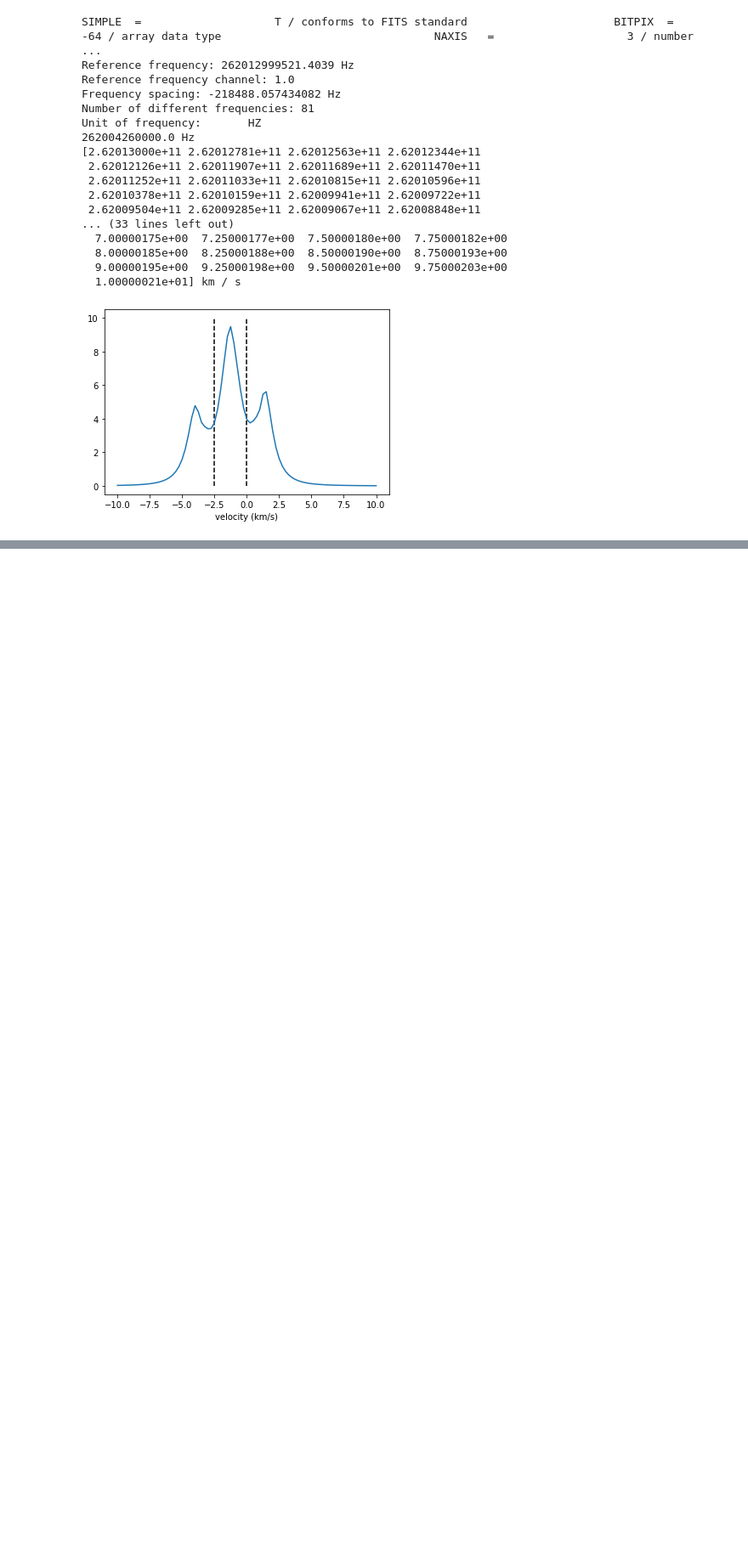
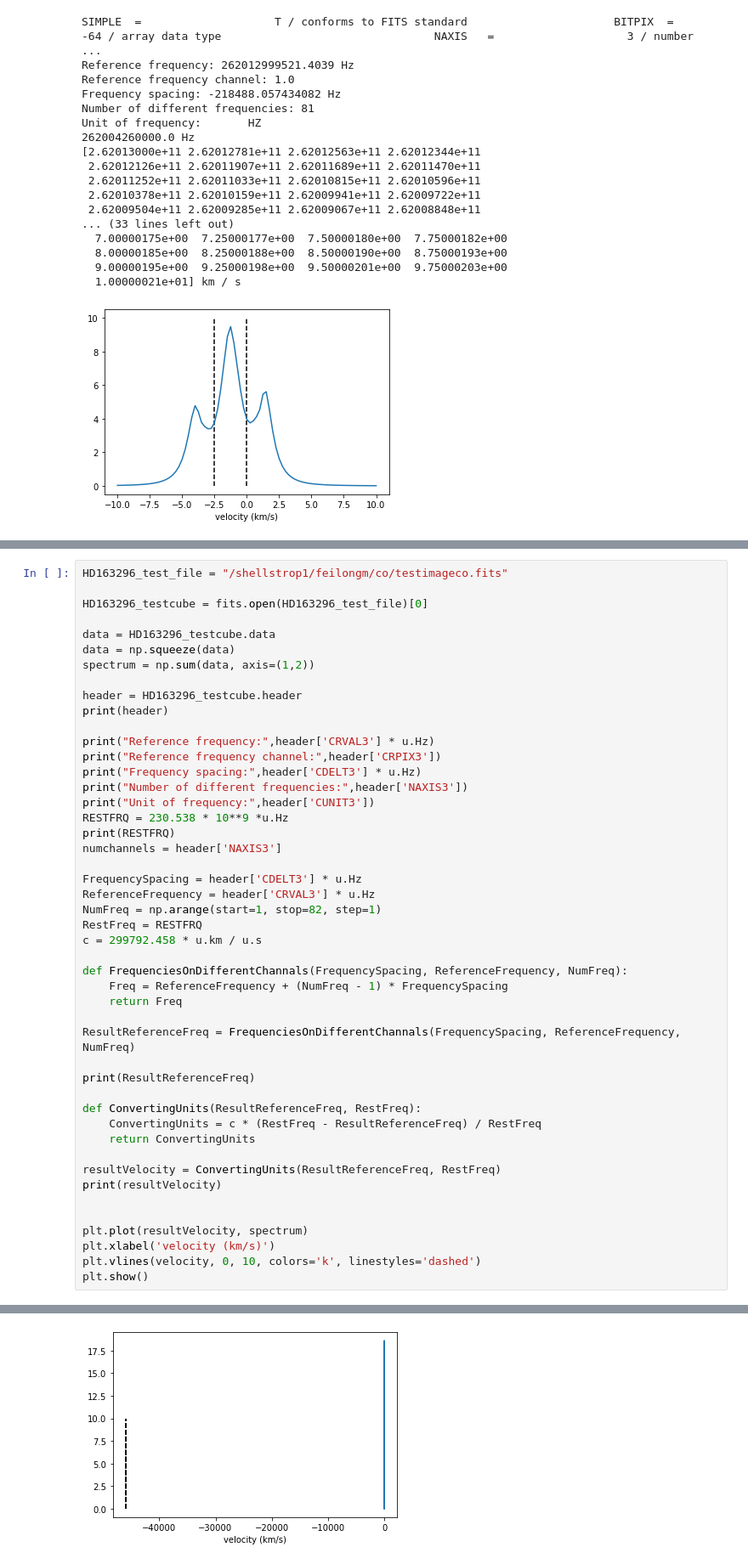
Before and after one commit to feilongm/Notebooks, a Jupyter notebook: notebooks/May_10.ipynb, the cells around one changed output, grey strips where cells are left out. Shown at 85% size. Saved outputs shown, nothing was run; the diff lists cells and outputs as text; blank space fills up the shorter version.

```diff
--- a/notebooks/May_10.ipynb
+++ b/notebooks/May_10.ipynb
@@ -691,0 +698,48 @@ plt.show()
+# %%
+HD163296_test_file = "/shellstrop1/feilongm/co/testimageco.fits"
+
+HD163296_testcube = fits.open(HD163296_test_file)[0]
+
+data = HD163296_testcube.data
+data = np.squeeze(data)
+spectrum = np.sum(data, axis=(1,2))
+
+header = HD163296_testcube.header
+print(header)
+
+print("Reference frequency:",header['CRVAL3'] * u.Hz)
+print("Reference frequency channel:",header['CRPIX3'])
+print("Frequency spacing:",header['CDELT3'] * u.Hz)
+print("Number of different frequencies:",header['NAXIS3'])
+print("Unit of frequency:",header['CUNIT3'])
+RESTFRQ = 230.538 * 10**9 *u.Hz
+print(RESTFRQ)
+numchannels = header['NAXIS3']
+
+FrequencySpacing = header['CDELT3'] * u.Hz
+ReferenceFrequency = header['CRVAL3'] * u.Hz
+NumFreq = np.arange(start=1, stop=82, step=1)
+RestFreq = RESTFRQ
+c = 299792.458 * u.km / u.s
+
+def FrequenciesOnDifferentChannals(FrequencySpacing, ReferenceFrequency, NumFreq):
+    Freq = ReferenceFrequency + (NumFreq - 1) * FrequencySpacing
+    return Freq
+
+ResultReferenceFreq = FrequenciesOnDifferentChannals(FrequencySpacing, ReferenceFrequency, NumFreq)
+
+print(ResultReferenceFreq)
+
+def ConvertingUnits(ResultReferenceFreq, RestFreq):
+    ConvertingUnits = c * (RestFreq - ResultReferenceFreq) / RestFreq
+    return ConvertingUnits
+
+resultVelocity = ConvertingUnits(ResultReferenceFreq, RestFreq)
+print(resultVelocity)
+
+
+plt.plot(resultVelocity, spectrum)
+plt.xlabel('velocity (km/s)')
+plt.vlines(velocity, 0, 10, colors='k', linestyles='dashed')
+plt.show()
+# %% [output]
@@ -691,0 +763 @@ plt.show()
+[figure, added]
```
Also changed, not shown: parts of 4 cells of this notebook.
